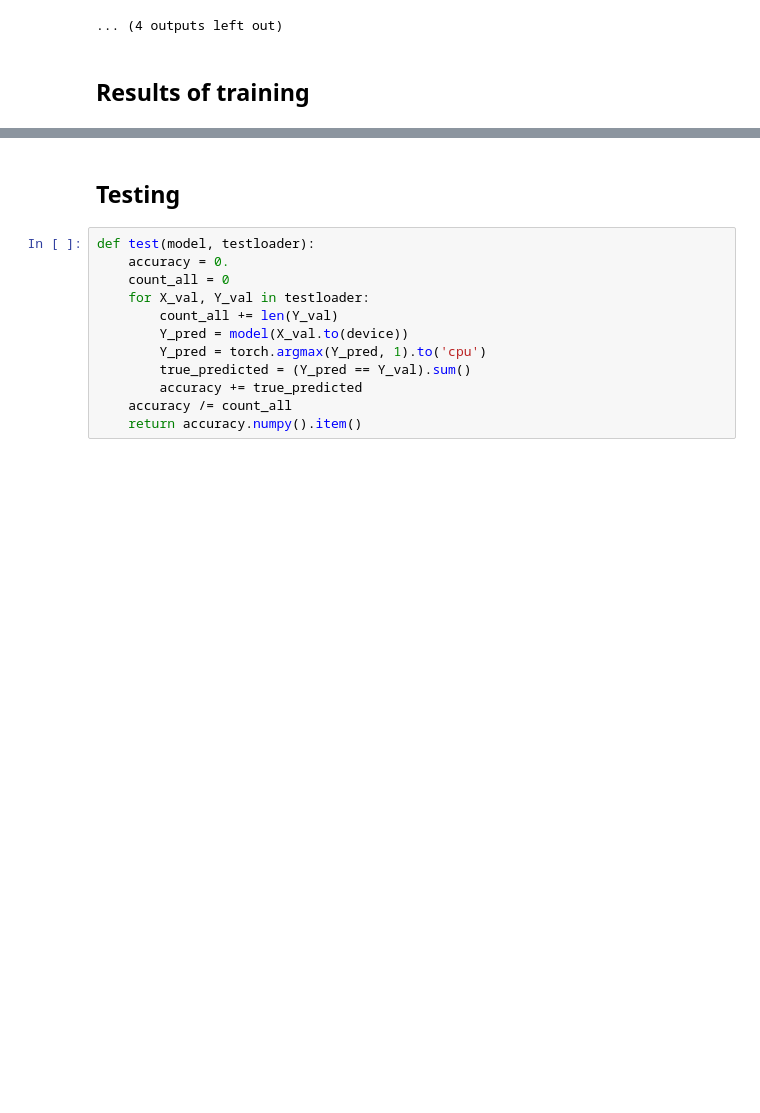
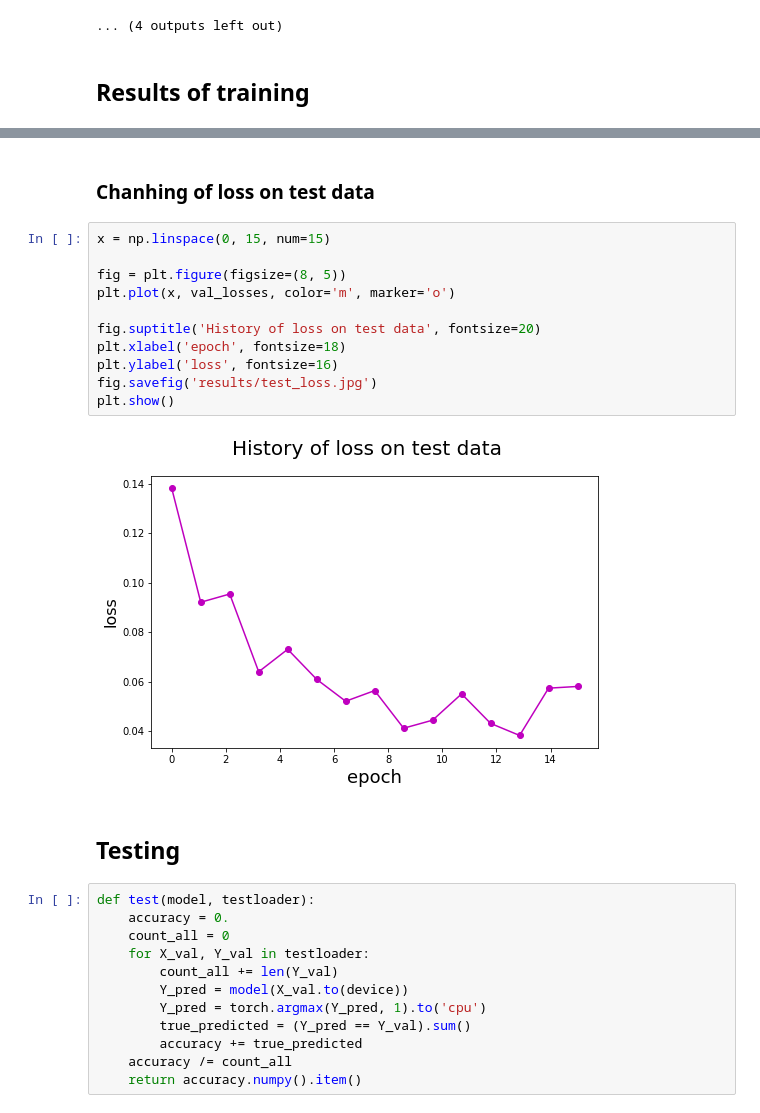
Before and after one commit to pheepa/mnist-cnn, a Jupyter notebook: CNN.ipynb, the cells around one changed output, grey strips where cells are left out. Cells and saved outputs as stored; diff of their text form; blank space fills up the shorter version.

```diff
--- a/CNN.ipynb
+++ b/CNN.ipynb
@@ -192,3 +197,18 @@ plt.show()
+# %% [markdown]
+### Chanhing of loss on test data
+# %%
+x = np.linspace(0, 15, num=15)
+
+fig = plt.figure(figsize=(8, 5))
+plt.plot(x, val_losses, color='m', marker='o')
+
+fig.suptitle('History of loss on test data', fontsize=20)
+plt.xlabel('epoch', fontsize=18)
+plt.ylabel('loss', fontsize=16)
+fig.savefig('results/test_loss.jpg')
+plt.show()
+# %% [output]
+[figure, added]
 # %% [markdown]
 ## Testing
 # %%
```
Also changed, not shown: parts of 4 cells of this notebook, 5 other files.
